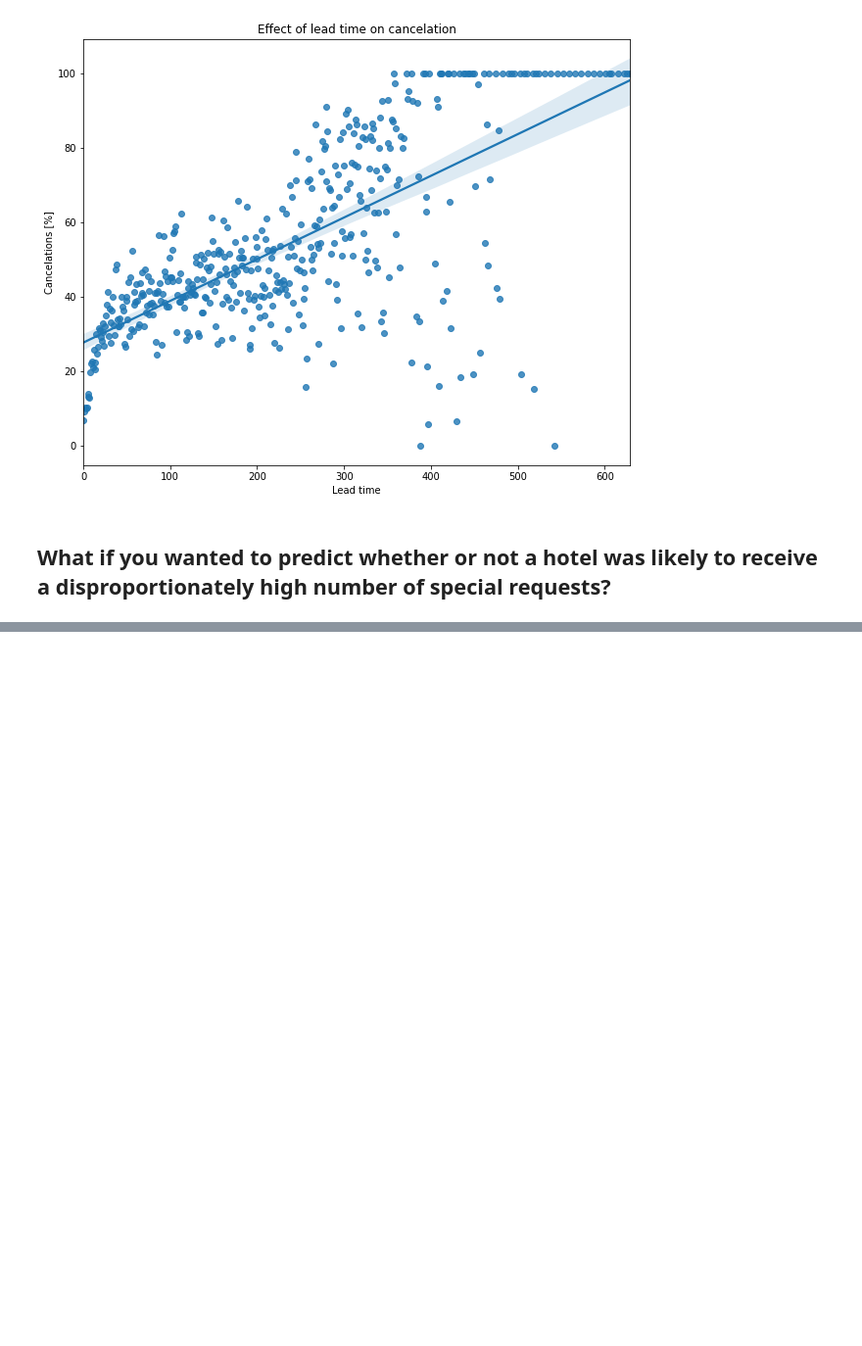
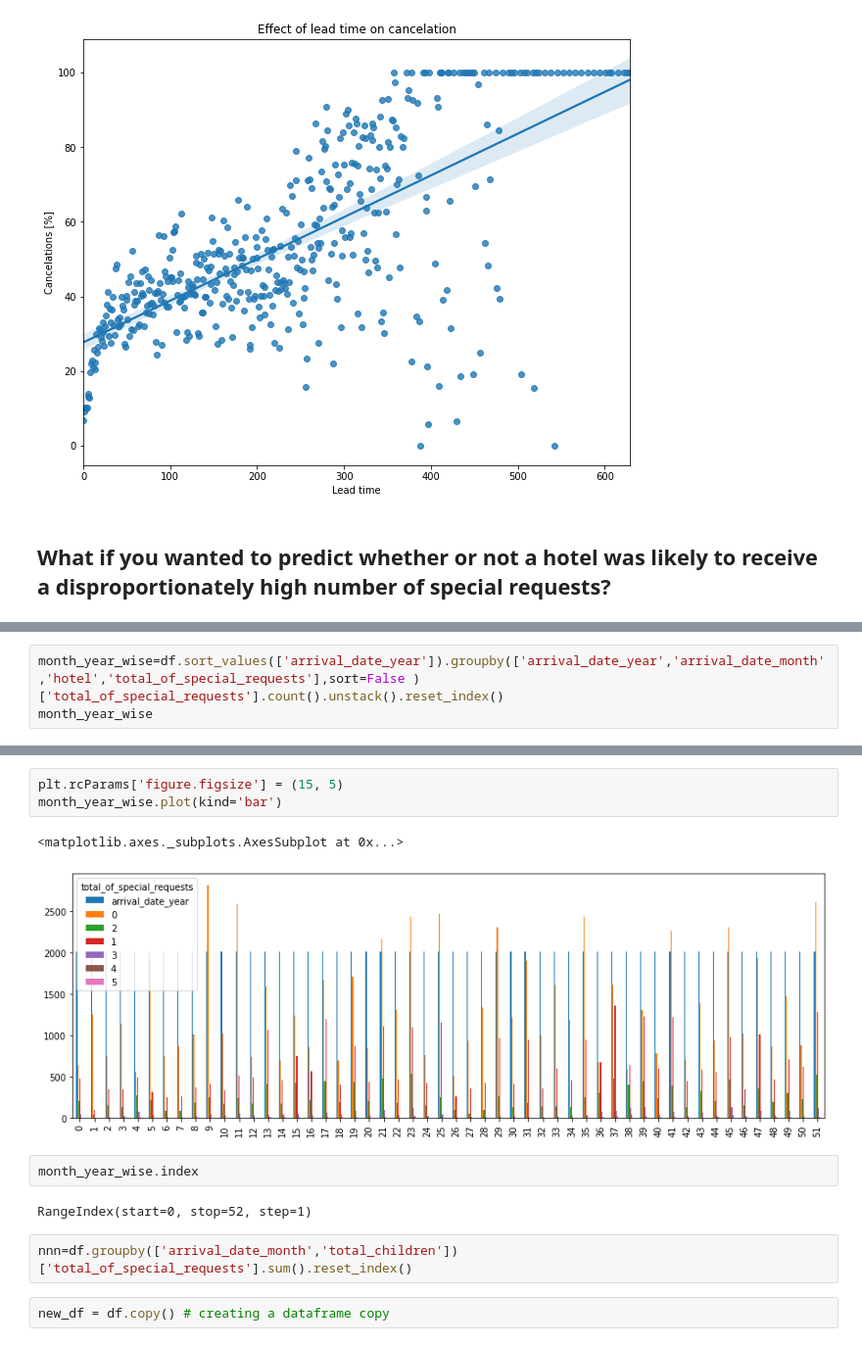
Before and after one commit to parulsinghr/hotel-booking-analysis, a Jupyter notebook: Hotel_booking_analysis_team_project.ipynb, the cells around one changed output, grey strips where cells are left out. Shown: that part at 98% size. Saved outputs shown, nothing was run; the diff lists cells and outputs as text; blank space fills up the shorter version.

Commit message:
third commit hotel booking

```diff
--- a/Hotel_booking_analysis_team_project.ipynb
+++ b/Hotel_booking_analysis_team_project.ipynb
@@ -939,0 +930,3 @@ new_2016.plot(kind='bar')
+# %%
+month_year_wise=df.sort_values(['arrival_date_year']).groupby(['arrival_date_year','arrival_date_month','hotel','total_of_special_requests'],sort=False )['total_of_special_requests'].count().unstack().reset_index()
+month_year_wise
@@ -939,0 +951,14 @@ new_2016.plot(kind='bar')
+# %%
+plt.rcParams['figure.figsize'] = (15, 5)
+month_year_wise.plot(kind='bar')
+# %% [output]
+<matplotlib.axes._subplots.AxesSubplot at 0x...>
+[figure, added]
+# %%
+month_year_wise.index
+# %% [output]
+RangeIndex(start=0, stop=52, step=1)
+# %%
+nnn=df.groupby(['arrival_date_month','total_children'])['total_of_special_requests'].sum().reset_index()
+# %%
+new_df = df.copy() # creating a dataframe copy
```
Also changed, not shown: parts of 15 cells of this notebook.
